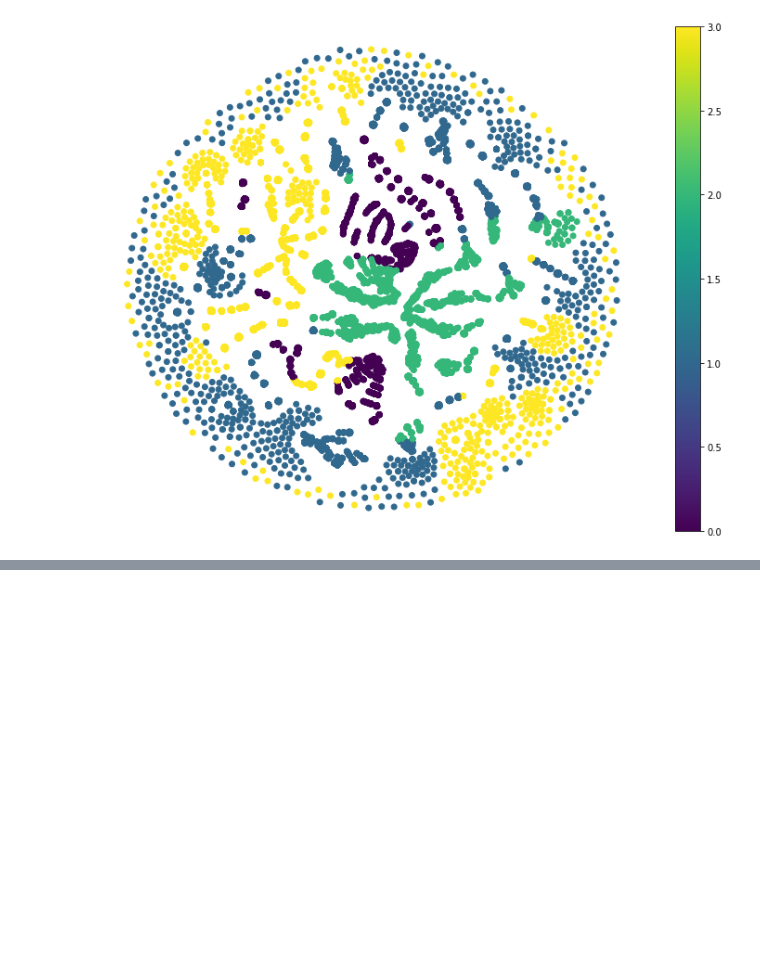
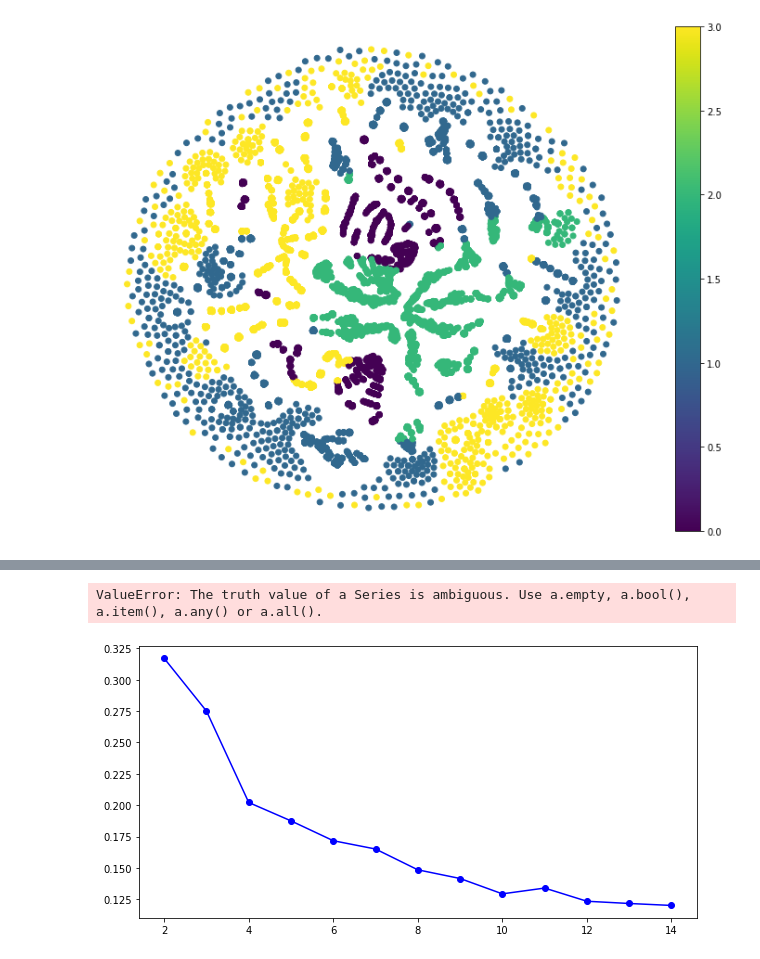
Before and after one commit to yayahamour/project_bike, a Jupyter notebook: clustering/segmentation_client.ipynb, the cells around one changed output, grey strips where cells are left out. Saved outputs shown, nothing was run; the diff lists cells and outputs as text; code cells hidden in the pictures; blank space fills up the shorter version.

```diff
--- a/clustering/segmentation_client.ipynb
+++ b/clustering/segmentation_client.ipynb
@@ -171,3 +254,23 @@ plt.colorbar()
 plt.show()
 # %% [output]
 [figure]
+# %%
+# kmean fit_predict
+from sklearn.cluster import KMeans
+
+kmean = KMeans(n_clusters=4, random_state=42).fit(df_reduced)
+
+train['kmean'] = kmean.labels_
+# %%
+train['year'] = pd.to_datetime(train.datetime).dt.year
+train['hour'] = pd.to_datetime(train.datetime).dt.hour
+train['day'] = pd.to_datetime(train.datetime).dt.day
+train.drop('datetime', axis=1, inplace=True)
+# %%
+# kmean fit_predict
+from sklearn.cluster import KMeans
+
+kmean = KMeans(n_clusters=4, random_state=42)
+kmean.fit_predict(train)
+
+train['kmean'] = kmean.labels_
@@ -173,0 +305,2 @@ plt.show()
+# %%
+train.drop('Unnamed: 0', axis=1, inplace=True)
@@ -173,0 +316,10 @@ plt.show()
+# %%
+plt.figure(figsize=(10, 5))
+plt.plot(range(2, 15), silhouette_scores, "bo-")
+plt.xlabel(train['weather'], fontsize=14)
+plt.ylabel("Silhouette score", fontsize=14)
+plt.plot(best_k, best_score, 'rs')
+plt.show()
+# %% [output]
+ValueError: The truth value of a Series is ambiguous. Use a.empty, a.bool(), a.item(), a.any() or a.all().
+[figure, added]
```
Also changed, not shown: parts of 13 cells of this notebook.
